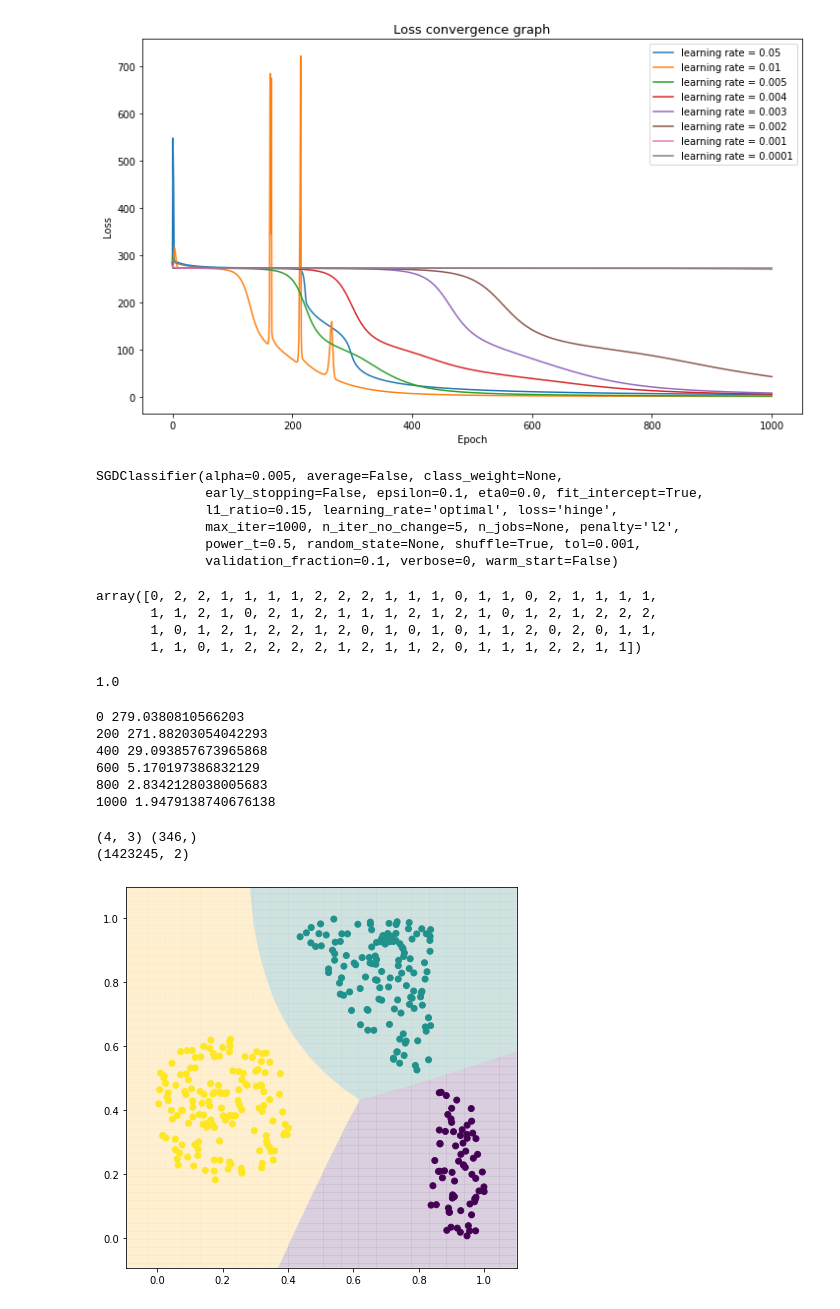
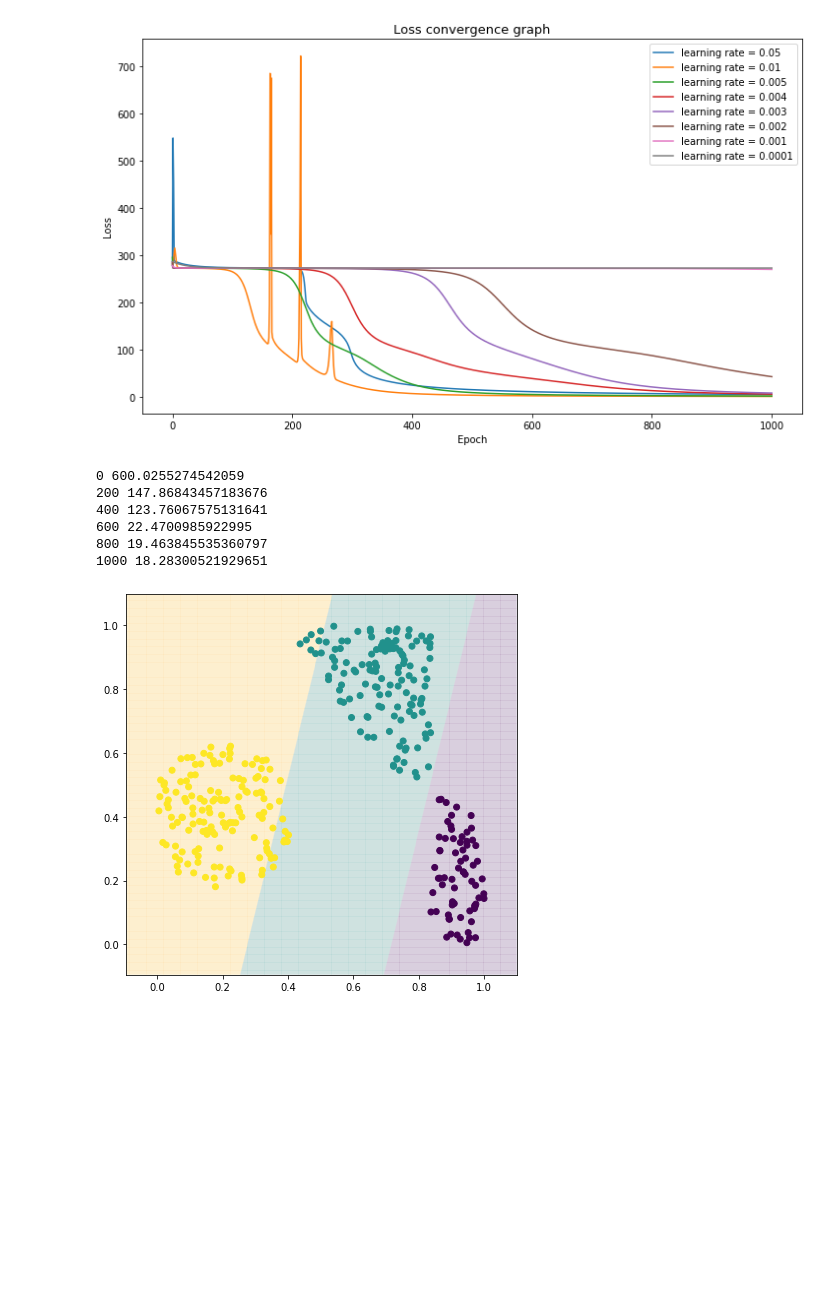
Before and after one commit to SmirnovMihail/msu_nn_autumn_2020, a Jupyter notebook: Hw1_back_propagation/Practice task 1, Back propagation, Смирнов Михаил BD21.ipynb, the cells around one changed output. Saved outputs shown, nothing was run; the diff lists cells and outputs as text; code cells hidden in the pictures; blank space fills up the shorter version.

```diff
--- a/Hw1_back_propagation/Practice task 1, Back propagation, Смирнов Михаил BD21.ipynb
+++ b/Hw1_back_propagation/Practice task 1, Back propagation, Смирнов Михаил BD21.ipynb
@@ -483,55 +484,55 @@ sgd = SGDClassifier(loss='hinge', alpha = 0.005)
-# %%
-sgd.fit(X_train, y_train)
-# %% [output]
-SGDClassifier(alpha=0.005, average=False, class_weight=None,
-              early_stopping=False, epsilon=0.1, eta0=0.0, fit_intercept=True,
-              l1_ratio=0.15, learning_rate='optimal', loss='hinge',
-              max_iter=1000, n_iter_no_change=5, n_jobs=None, penalty='l2',
-              power_t=0.5, random_state=None, shuffle=True, tol=0.001,
-              validation_fraction=0.1, verbose=0, warm_start=False)
-# %%
-y_pred = sgd.predict(X_test)
-# %%
-y_pred
-# %% [output]
-array([0, 2, 2, 1, 1, 1, 1, 2, 2, 2, 1, 1, 1, 0, 1, 1, 0, 2, 1, 1, 1, 1,
-       1, 1, 2, 1, 0, 2, 1, 2, 1, 1, 1, 2, 1, 2, 1, 0, 1, 2, 1, 2, 2, 2,
-       1, 0, 1, 2, 1, 2, 2, 1, 2, 0, 1, 0, 1, 0, 1, 1, 2, 0, 2, 0, 1, 1,
-       1, 1, 0, 1, 2, 2, 2, 2, 1, 2, 1, 1, 2, 0, 1, 1, 1, 2, 2, 1, 1])
-# %%
-accuracy_score(y_pred, y_test)
-# %% [output]
-1.0
+# %%
+class MSELoss:
+
+    def __init__(self):
+        pass
+
+    def forward(self, y_pred, y):
+
+        self.y_pred = y_pred.reshape(y.shape[0], 1)
+        self.y = y.reshape(y.shape[0], 1)
+
+        return np.sum((self.y - self.y_pred)**2)
+
+    def backward(self):
+
+        return 2*(self.y_pred - self.y)
 # %%
-def nn_surface(nn):
+def nn_surface(nn, loss="mse"):
+
     min_val = np.min(X, axis=0)
     max_val = np.max(X, axis=0)
 
     step = 0.001
 
     x_grid, y_grid = np.meshgrid(np.arange(min_val[0]-0.1, max_val[0]+0.1, step), np.arange(min_val[1]-0.1, max_val[1]+0.1, step))
-#     print(x.shape, y.shape)
 
     points = np.c_[x_grid.flatten(), y_grid.flatten()]
-#     print(points.shape)
 
-    y_pred = np.argmax(nn.forward(points), axis=1).reshape(x_grid.shape)
+    if loss == "nll":
+        y_pred = np.argmax(nn.forward(points),axis=1).reshape(x_grid.shape)
+
+    elif loss == "mse":
+        res = nn.forward(points)
+        res0 = np.zeros(res.shape)
+        res1 = np.where(res > 1.5, 2, res0)
+        res2 = np.where(res <= 1.5, 1, res0)
+        res3 = np.where(res <= 0.5, 0, res2)
+        y_pred = (res1 + res3).reshape(x_grid.shape)
 
     plt.figure(figsize = (7, 7))
-    plt.pcolormesh(x_grid, y_grid, y_pred, alpha=0.01)
+    plt.pcolormesh(x_grid, y_grid, y_pred, alpha=0.01, shading='auto')
     plt.scatter(X[:, 0], X[:, 1], c=y)
 # %%
-nn = nn_learning(X_train, y_train)
+nn = nn_learning(X_train, y_train, MSELoss, 0.0007)
 # %% [output]
-0 279.0380810566203
-200 271.88203054042293
-400 29.093857673965868
-600 5.170197386832129
-800 2.8342128038005683
-1000 1.9479138740676138
+0 600.0255274542059
+200 147.86843457183676
+400 123.76067575131641
+600 22.4700985922995
+800 19.463845535360797
+1000 18.28300521929651
 # %%
-nn_surface(nn)
+nn_surface(nn, "mse")
 # %% [output]
-(4, 3) (346,)
-(1423245, 2)
-[figure, old version]
+[figure, new version]
```
Also changed, not shown: parts of 9 cells of this notebook.
